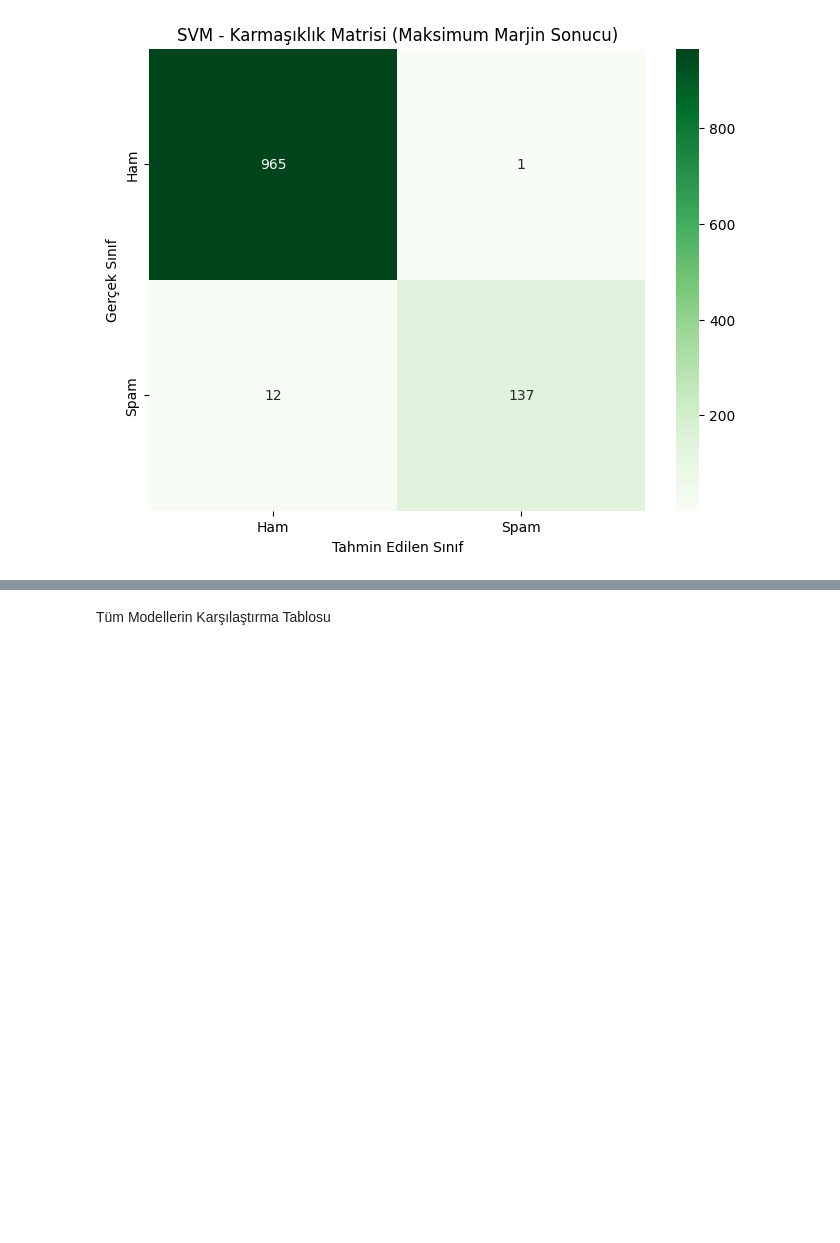
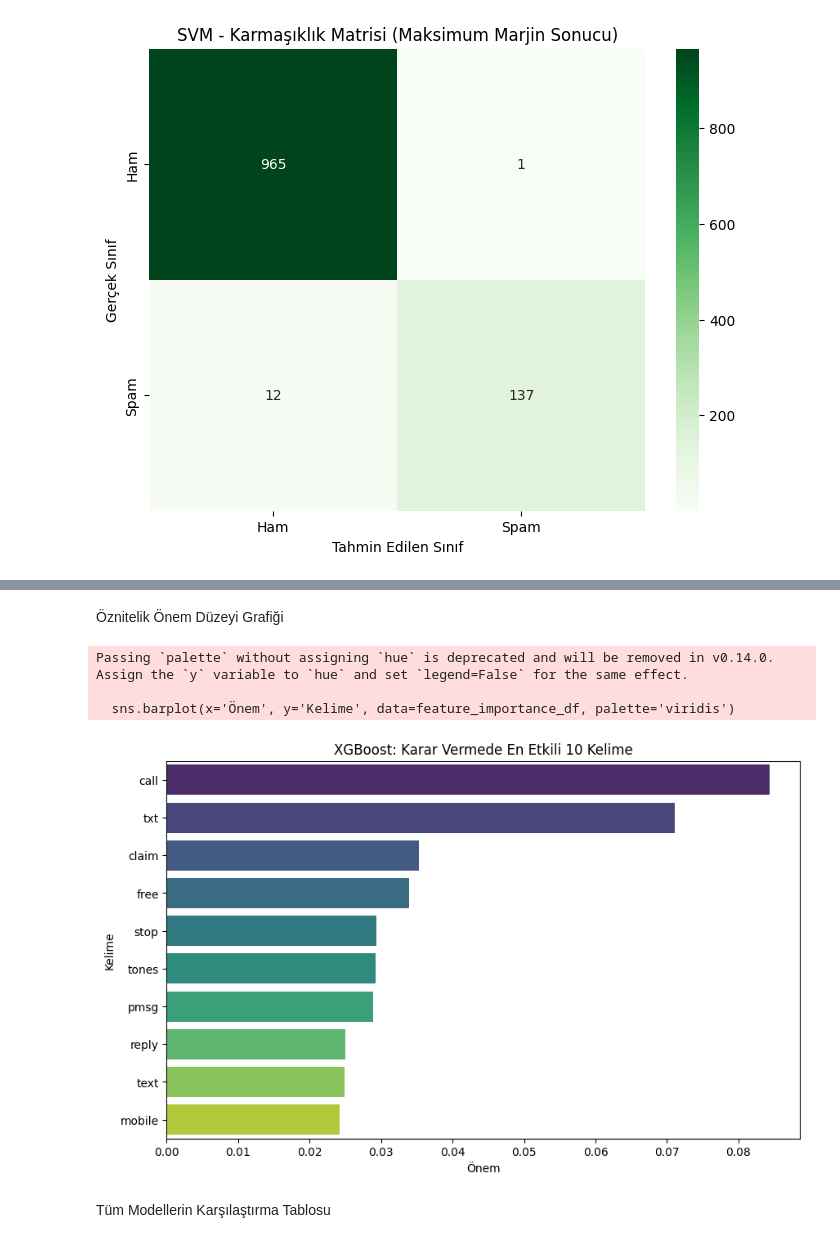
Before and after one commit to zeynepbykn/SMS_Spam_Tespiti_Proje, a Jupyter notebook: SMS_spam_veriBilimi_proje.ipynb, the cells around one changed output, grey strips where cells are left out. Cells and saved outputs as stored; diff of their text form; code cells hidden in the pictures; blank space fills up the shorter version.

```diff
--- a/SMS_spam_veriBilimi_proje.ipynb
+++ b/SMS_spam_veriBilimi_proje.ipynb
@@ -640,3 +743,26 @@ plt.show()
+# %% [markdown]
+Öznitelik Önem Düzeyi Grafiği
+# %%
+# En önemli 10 kelimeyi çekelim
+import pandas as pd
+
+importances = xgb_model.feature_importances_
+feature_names = tfidf.get_feature_names_out() # TF-IDF'ten kelime isimlerini alıyoruz
+
+# Veriyi tablo haline getirip en iyileri seçelim
+feature_importance_df = pd.DataFrame({'Kelime': feature_names, 'Önem': importances})
+feature_importance_df = feature_importance_df.sort_values(by='Önem', ascending=False).head(10)
+
+# Grafiğe dökelim
+plt.figure(figsize=(10,6))
+sns.barplot(x='Önem', y='Kelime', data=feature_importance_df, palette='viridis')
+plt.title('XGBoost: Karar Vermede En Etkili 10 Kelime')
+plt.show()
+# %% [output]
+Passing `palette` without assigning `hue` is deprecated and will be removed in v0.14.0. Assign the `y` variable to `hue` and set `legend=False` for the same effect.
+
+  sns.barplot(x='Önem', y='Kelime', data=feature_importance_df, palette='viridis')
+[figure, added]
 # %% [markdown]
 Tüm Modellerin Karşılaştırma Tablosu
 # %%
```
Also changed, not shown: parts of 9 cells of this notebook.
